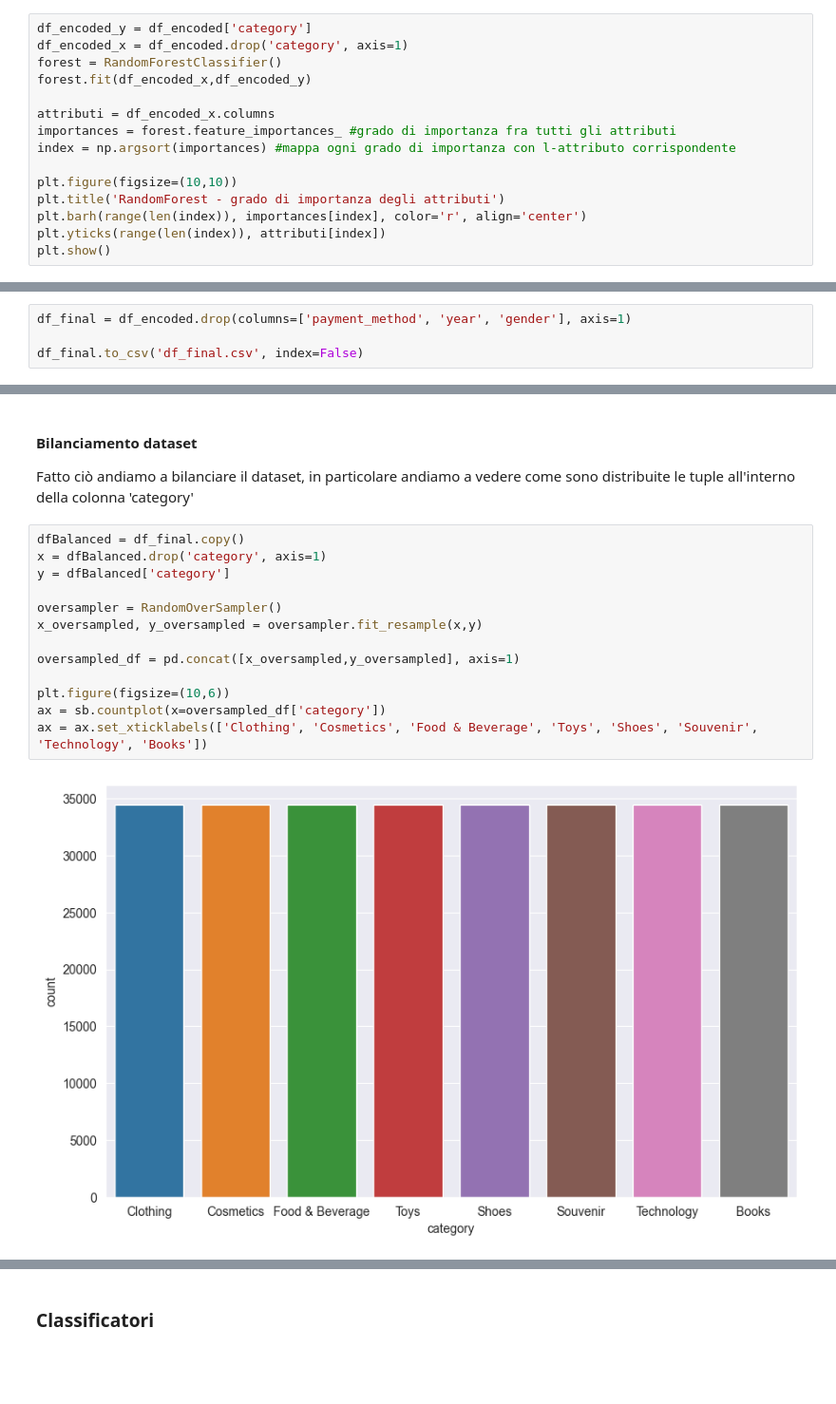
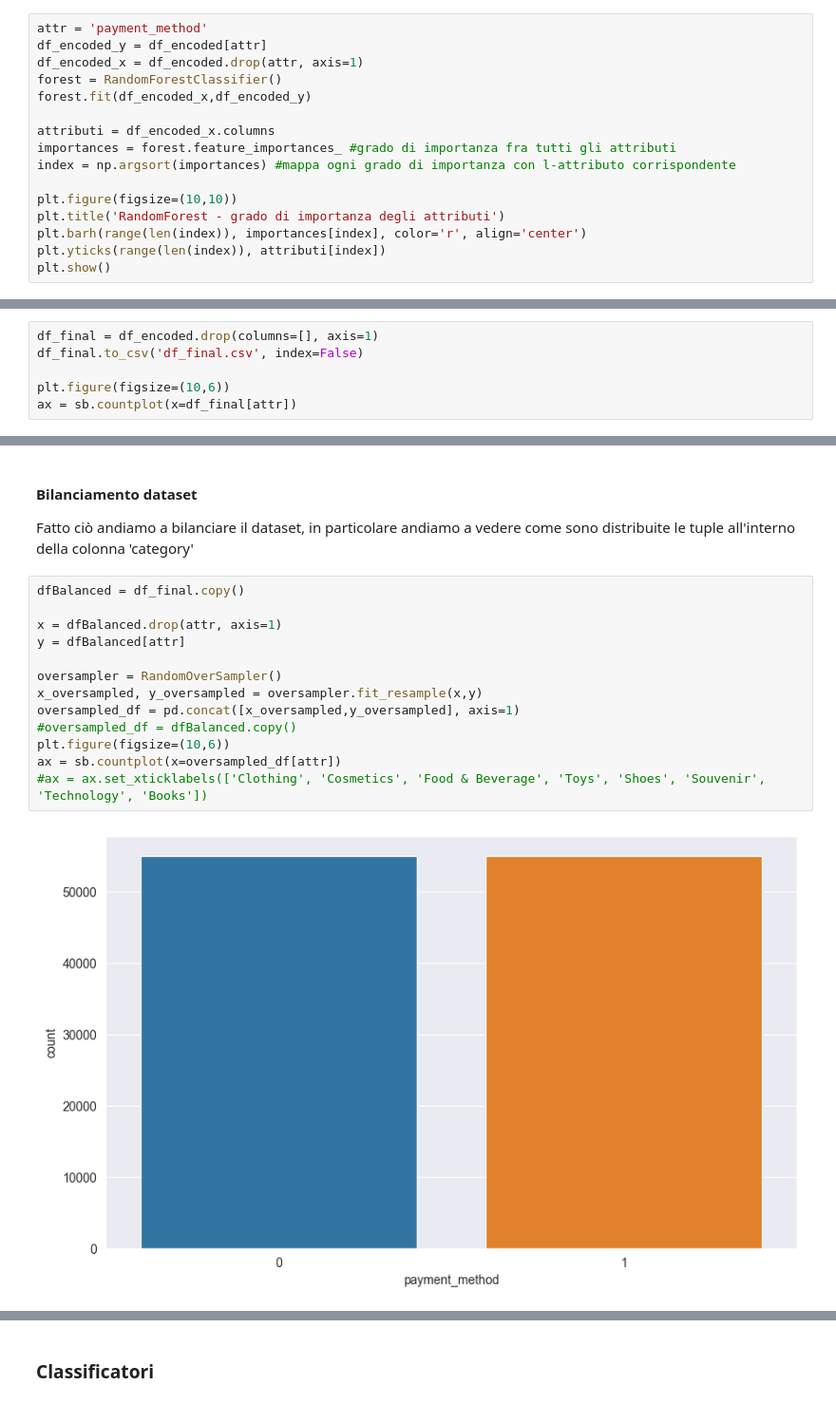
Before and after one commit to pasquale9197/Rainfall-prediction-in-Australia-a-Data-Mining-project, a Jupyter notebook: CustomerShopping progettoDataMining.ipynb, the cells around one changed output, grey strips where cells are left out. Shown at 95% size. Drawn from its saved outputs; the diff is of its cells as text; blank space fills up the shorter version.

```diff
--- a/CustomerShopping progettoDataMining.ipynb
+++ b/CustomerShopping progettoDataMining.ipynb
@@ -455,8 +445,9 @@ plt.show()
 # %% [markdown]
 Data la matrice di correlazione andiamo ad usare il RandomForest per capire il grado di importanza delle feautures
 # %%
-df_encoded_y = df_encoded['category']
-df_encoded_x = df_encoded.drop('category', axis=1)
+attr = 'payment_method'
+df_encoded_y = df_encoded[attr]
+df_encoded_x = df_encoded.drop(attr, axis=1)
 forest = RandomForestClassifier()
 forest.fit(df_encoded_x,df_encoded_y)
 
@@ -474,6 +465,8 @@ plt.show()
 # %% [markdown]
 Visti i gradi di importanza dati dalla matrice di corelazione e in seguito dal random forest decidiamo di droppare gli attributi meno importanti, ovvero: "gender", "year", payment_method"
 # %%
-df_final = df_encoded.drop(columns=['payment_method', 'year', 'gender'], axis=1)
+df_final = df_encoded.drop(columns=[], axis=1)
+df_final.to_csv('df_final.csv', index=False)
 
-df_final.to_csv('df_final.csv', index=False)
+plt.figure(figsize=(10,6))
+ax = sb.countplot(x=df_final[attr])
@@ -482,19 +477,19 @@ df_final.to_csv('df_final.csv', index=False)
 Fatto ciò andiamo a bilanciare il dataset, in particolare andiamo a vedere come sono distribuite le tuple all'interno della colonna 'category'
 # %%
 dfBalanced = df_final.copy()
-x = dfBalanced.drop('category', axis=1)
-y = dfBalanced['category']
+
+x = dfBalanced.drop(attr, axis=1)
+y = dfBalanced[attr]
 
 oversampler = RandomOverSampler()
 x_oversampled, y_oversampled = oversampler.fit_resample(x,y)
-
 oversampled_df = pd.concat([x_oversampled,y_oversampled], axis=1)
-
+#oversampled_df = dfBalanced.copy()
 plt.figure(figsize=(10,6))
-ax = sb.countplot(x=oversampled_df['category'])
-ax = ax.set_xticklabels(['Clothing', 'Cosmetics', 'Food & Beverage', 'Toys', 'Shoes', 'Souvenir', 'Technology', 'Books'])
+ax = sb.countplot(x=oversampled_df[attr])
+#ax = ax.set_xticklabels(['Clothing', 'Cosmetics', 'Food & Beverage', 'Toys', 'Shoes', 'Souvenir', 'Technology', 'Books'])
 # %% [output]
-[figure, old version]
+[figure, new version]
 # %%
 oversampled_df.shape
 # %% [output]
```
Also changed, not shown: parts of 11 cells of this notebook, 2 other files.
